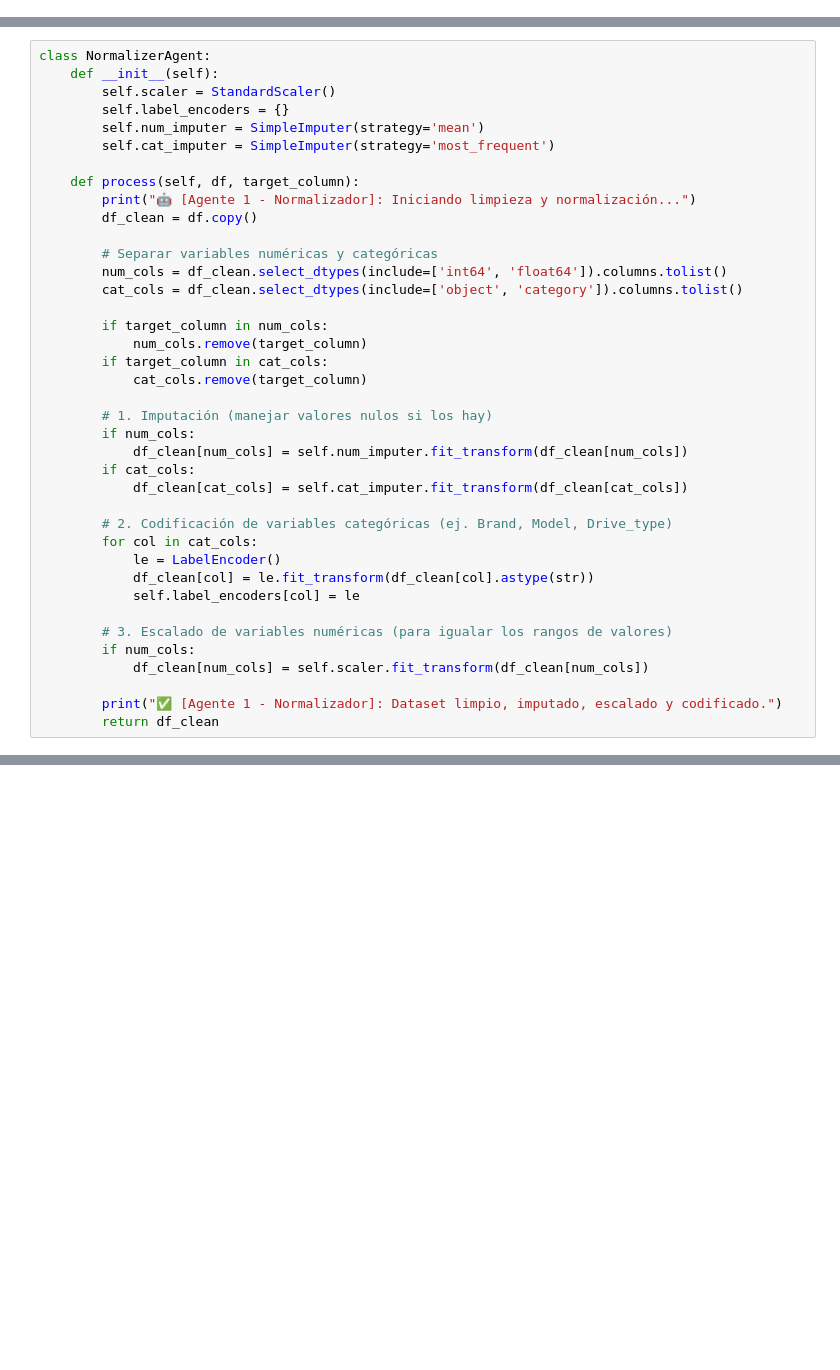
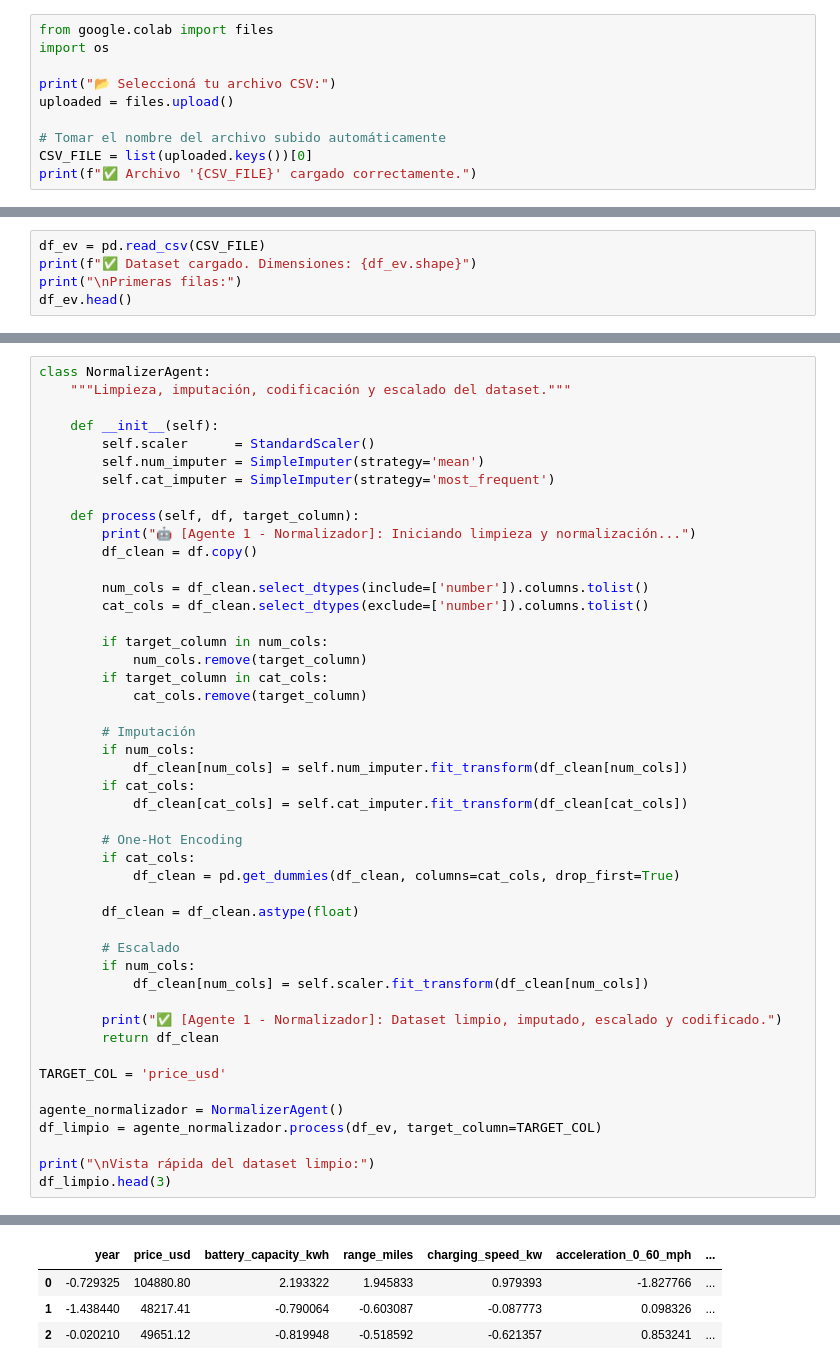
Before and after one commit to KevinnRolon/IA-Tarea, a Jupyter notebook: Tarea_Multiagentes/Tarea_8_6_EVehicles.ipynb, the cells around one changed output, grey strips where cells are left out. Drawn from its saved outputs; the diff is of its cells as text; blank space fills up the shorter version.

```diff
--- a/Tarea_Multiagentes/Tarea_8_6_EVehicles.ipynb
+++ b/Tarea_Multiagentes/Tarea_8_6_EVehicles.ipynb
@@ -19,0 +40,10 @@ except FileNotFoundError:
+# %%
+from google.colab import files
+import os
+
+print("📂 Seleccioná tu archivo CSV:")
+uploaded = files.upload()
+
+# Tomar el nombre del archivo subido automáticamente
+CSV_FILE = list(uploaded.keys())[0]
+print(f"✅ Archivo '{CSV_FILE}' cargado correctamente.")
@@ -19,0 +55,5 @@ except FileNotFoundError:
+# %%
+df_ev = pd.read_csv(CSV_FILE)
+print(f"✅ Dataset cargado. Dimensiones: {df_ev.shape}")
+print("\nPrimeras filas:")
+df_ev.head()
@@ -20,8 +73,9 @@ except FileNotFoundError:
 # %%
 class NormalizerAgent:
+    """Limpieza, imputación, codificación y escalado del dataset."""
+
     def __init__(self):
-        self.scaler = StandardScaler()
-        self.label_encoders = {}
+        self.scaler      = StandardScaler()
         self.num_imputer = SimpleImputer(strategy='mean')
         self.cat_imputer = SimpleImputer(strategy='most_frequent')
 
@@ -29,30 +83,38 @@ class NormalizerAgent:
         print("🤖 [Agente 1 - Normalizador]: Iniciando limpieza y normalización...")
         df_clean = df.copy()
 
-        # Separar variables numéricas y categóricas
-        num_cols = df_clean.select_dtypes(include=['int64', 'float64']).columns.tolist()
-        cat_cols = df_clean.select_dtypes(include=['object', 'category']).columns.tolist()
+        num_cols = df_clean.select_dtypes(include=['number']).columns.tolist()
+        cat_cols = df_clean.select_dtypes(exclude=['number']).columns.tolist()
 
         if target_column in num_cols:
             num_cols.remove(target_column)
         if target_column in cat_cols:
             cat_cols.remove(target_column)
 
-        # 1. Imputación (manejar valores nulos si los hay)
+        # Imputación
         if num_cols:
             df_clean[num_cols] = self.num_imputer.fit_transform(df_clean[num_cols])
         if cat_cols:
             df_clean[cat_cols] = self.cat_imputer.fit_transform(df_clean[cat_cols])
 
-        # 2. Codificación de variables categóricas (ej. Brand, Model, Drive_type)
-        for col in cat_cols:
-            le = LabelEncoder()
-            df_clean[col] = le.fit_transform(df_clean[col].astype(str))
-            self.label_encoders[col] = le
+        # One-Hot Encoding
+        if cat_cols:
+            df_clean = pd.get_dummies(df_clean, columns=cat_cols, drop_first=True)
 
-        # 3. Escalado de variables numéricas (para igualar los rangos de valores)
+        df_clean = df_clean.astype(float)
+
+        # Escalado
         if num_cols:
             df_clean[num_cols] = self.scaler.fit_transform(df_clean[num_cols])
 
         print("✅ [Agente 1 - Normalizador]: Dataset limpio, imputado, escalado y codificado.")
         return df_clean
+
+TARGET_COL = 'price_usd'
+
+agente_normalizador = NormalizerAgent()
+df_limpio = agente_normalizador.process(df_ev, target_column=TARGET_COL)
+
+print("\nVista rápida del dataset limpio:")
+df_limpio.head(3)
+# %% [output]
@@ -58,0 +125,4 @@ class NormalizerAgent:
+|  | year | price_usd | battery_capacity_kwh | range_miles | charging_speed_kw | acceleration_0_60_mph | ... |
+| 0 | -0.729325 | 104880.80 | 2.193322 | 1.945833 | 0.979393 | -1.827766 | ... |
+| 1 | -1.438440 | 48217.41 | -0.790064 | -0.603087 | -0.087773 | 0.098326 | ... |
+| 2 | -0.020210 | 49651.12 | -0.819948 | -0.518592 | -0.621357 | 0.853241 | ... |
```
Also changed, not shown: parts of 20 cells of this notebook.
